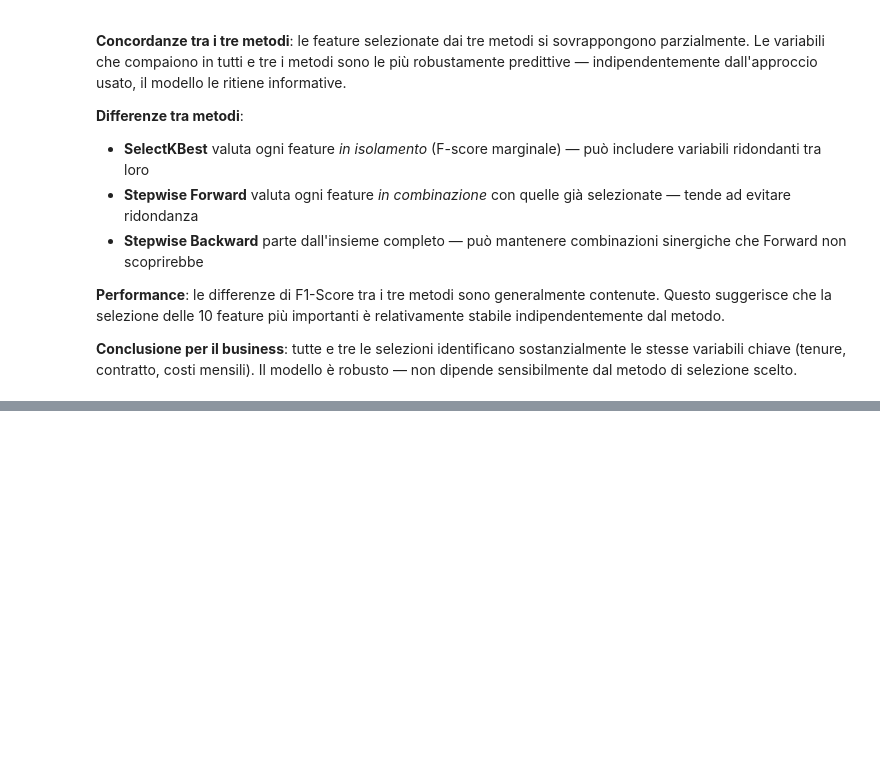
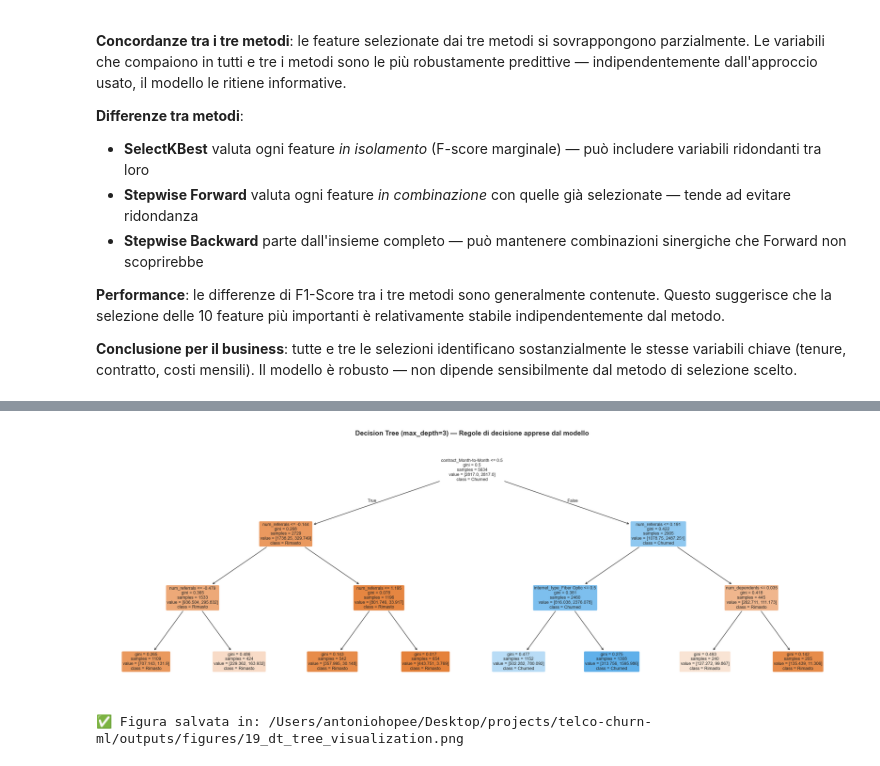
Before and after one commit to antoniohopee/telco-churn-ml, a Jupyter notebook: notebooks/04_machine_learning.ipynb, the cells around one changed output, grey strips where cells are left out. Saved outputs shown, nothing was run; the diff lists cells and outputs as text; code cells hidden in the pictures; blank space fills up the shorter version.

```diff
--- a/notebooks/04_machine_learning.ipynb
+++ b/notebooks/04_machine_learning.ipynb
@@ -534,0 +681,33 @@ print(f"✅ Figure salvata in: {figures_path}")
+# %%
+from sklearn.tree import plot_tree
+
+# Visualizzazione dell'albero con max_depth=3 — unica profondità ancora leggibile
+# Pipeline separata solo per la visualizzazione: stesse feature, profondità ridotta
+pipeline_dt_viz = Pipeline([
+    ("preprocessor", build_preprocessor(num_cols, cat_cols, binary_cols)),
+    ("selector",     SelectKBest(f_classif, k=10)),
+    ("classifier",   DecisionTreeClassifier(max_depth=3, class_weight="balanced", random_state=42))
+])
+pipeline_dt_viz.fit(X_train, y_train)
+
+fig, ax = plt.subplots(figsize=(22, 8))
+plot_tree(
+    pipeline_dt_viz.named_steps["classifier"],
+    feature_names=selected_names,
+    class_names=["Rimasto", "Churned"],
+    filled=True,
+    rounded=True,
+    fontsize=9,
+    ax=ax
+)
+ax.set_title("Decision Tree (max_depth=3) — Regole di decisione apprese dal modello",
+             fontsize=14, fontweight="bold")
+plt.tight_layout()
+
+figures_path = os.path.abspath(os.path.join("..", "outputs", "figures", "19_dt_tree_visualization.png"))
+plt.savefig(figures_path, dpi=150, bbox_inches="tight")
+plt.show()
+print(f"✅ Figura salvata in: {figures_path}")
+# %% [output]
+[figure, added]
+✅ Figura salvata in: /Users/antoniohopee/Desktop/projects/telco-churn-ml/outputs/figures/19_dt_tree_visualization.png
```
Also changed, not shown: parts of 6 cells of this notebook, 7 other files.
